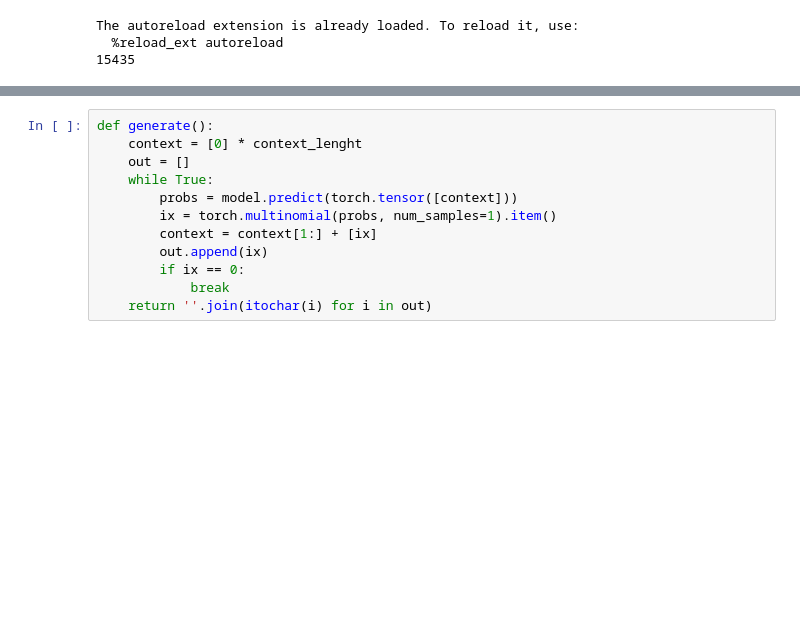
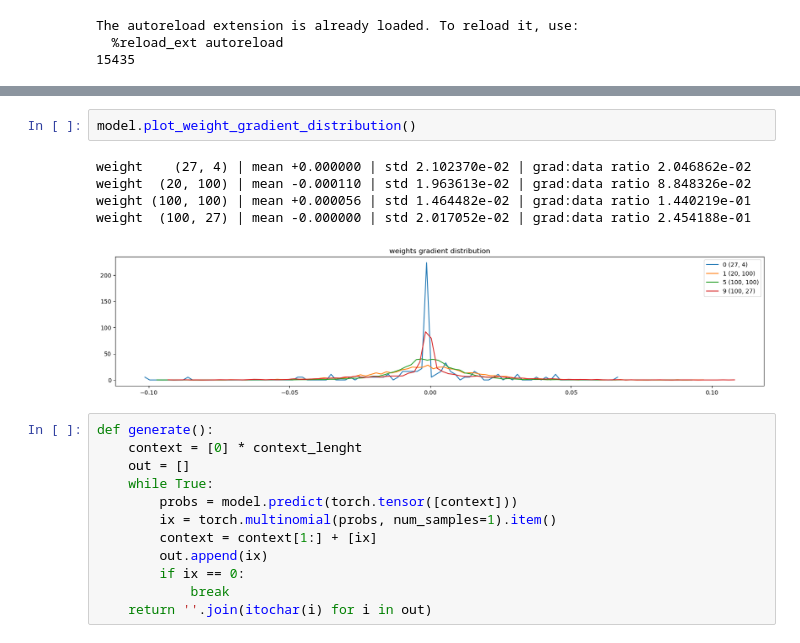
Before and after one commit to Mohitkumar/Dee-learn, a Jupyter notebook: dyno1.ipynb, the cells around one changed output, grey strips where cells are left out. Saved outputs shown, nothing was run; the diff lists cells and outputs as text; blank space fills up the shorter version.

Commit message:
plot graphs

```diff
--- a/dyno1.ipynb
+++ b/dyno1.ipynb
@@ -114,3 +114,11 @@ layer 6 (      Tanh): mean -0.05, std 0.66, saturated: 2.00%
+# %%
+model.plot_weight_gradient_distribution()
+# %% [output]
+weight    (27, 4) | mean +0.000000 | std 2.102370e-02 | grad:data ratio 2.046862e-02
+weight  (20, 100) | mean -0.000110 | std 1.963613e-02 | grad:data ratio 8.848326e-02
+weight (100, 100) | mean +0.000056 | std 1.464482e-02 | grad:data ratio 1.440219e-01
+weight  (100, 27) | mean -0.000000 | std 2.017052e-02 | grad:data ratio 2.454188e-01
+[figure, added]
 # %%
 def generate():
     context = [0] * context_lenght
```
Also changed, not shown: parts of 3 cells of this notebook, 1 other file.
